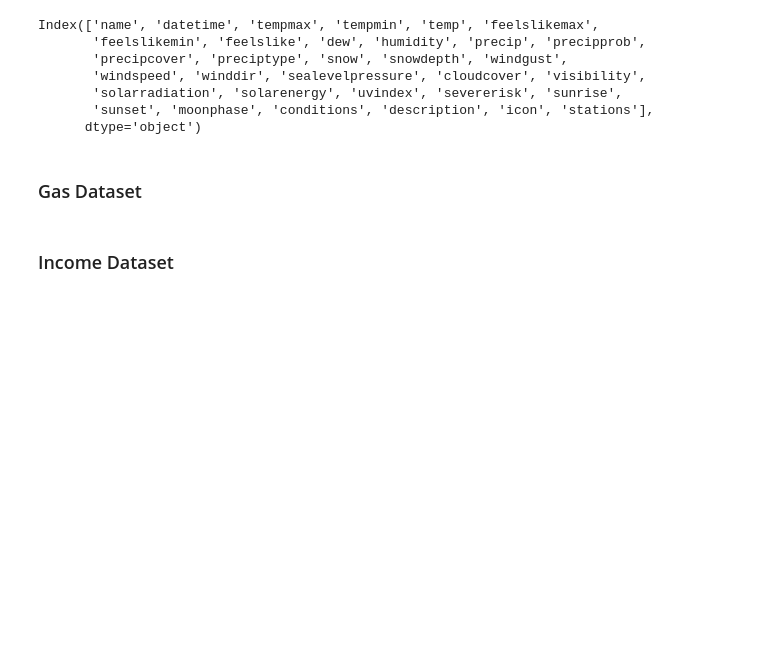
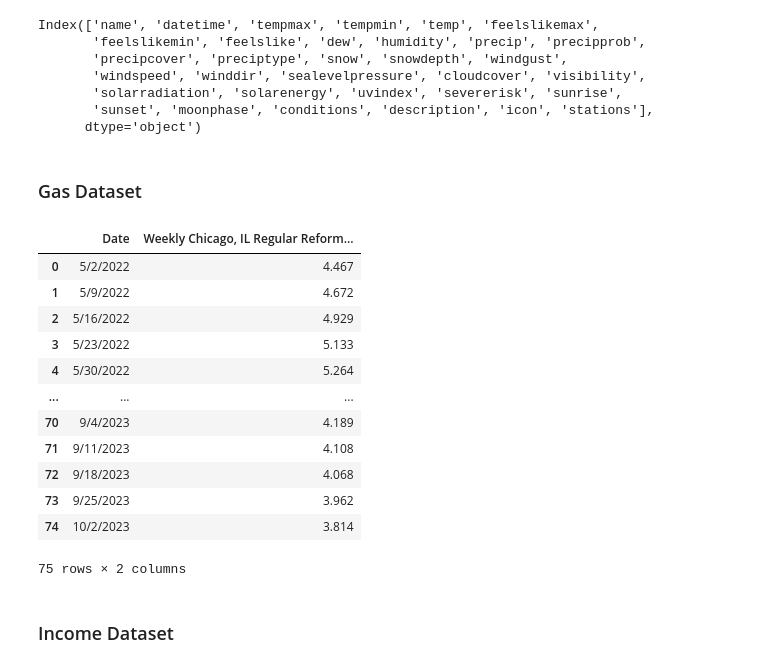
Before and after one commit to thienanbui/Electric-Scooter-Time-Series-Modeling, a Jupyter notebook: Capstone-Escooter.ipynb, the cells around one changed output. Drawn from its saved outputs; the diff is of its cells as text; code cells hidden in the pictures; blank space fills up the shorter version.

```diff
--- a/Capstone-Escooter.ipynb
+++ b/Capstone-Escooter.ipynb
@@ -207,5 +235,20 @@ df_weather = df_weather[['datetime', 'temp', 'precip', 'snow']]
 ### Gas Dataset
 # %%
 # Include cleaning up of gas dataset here
+df_gas
+# %% [output]
+|  | Date | Weekly Chicago, IL Regular Reform... |
+| 0 | 5/2/2022 | 4.467 |
+| 1 | 5/9/2022 | 4.672 |
+| 2 | 5/16/2022 | 4.929 |
+| 3 | 5/23/2022 | 5.133 |
+| 4 | 5/30/2022 | 5.264 |
+| ... | ... | ... |
+| 70 | 9/4/2023 | 4.189 |
+| 71 | 9/11/2023 | 4.108 |
+| 72 | 9/18/2023 | 4.068 |
+| 73 | 9/25/2023 | 3.962 |
+| 74 | 10/2/2023 | 3.814 |
+75 rows × 2 columns
 # %% [markdown]
 ### Income Dataset
```
Also changed, not shown: parts of 16 cells of this notebook.
